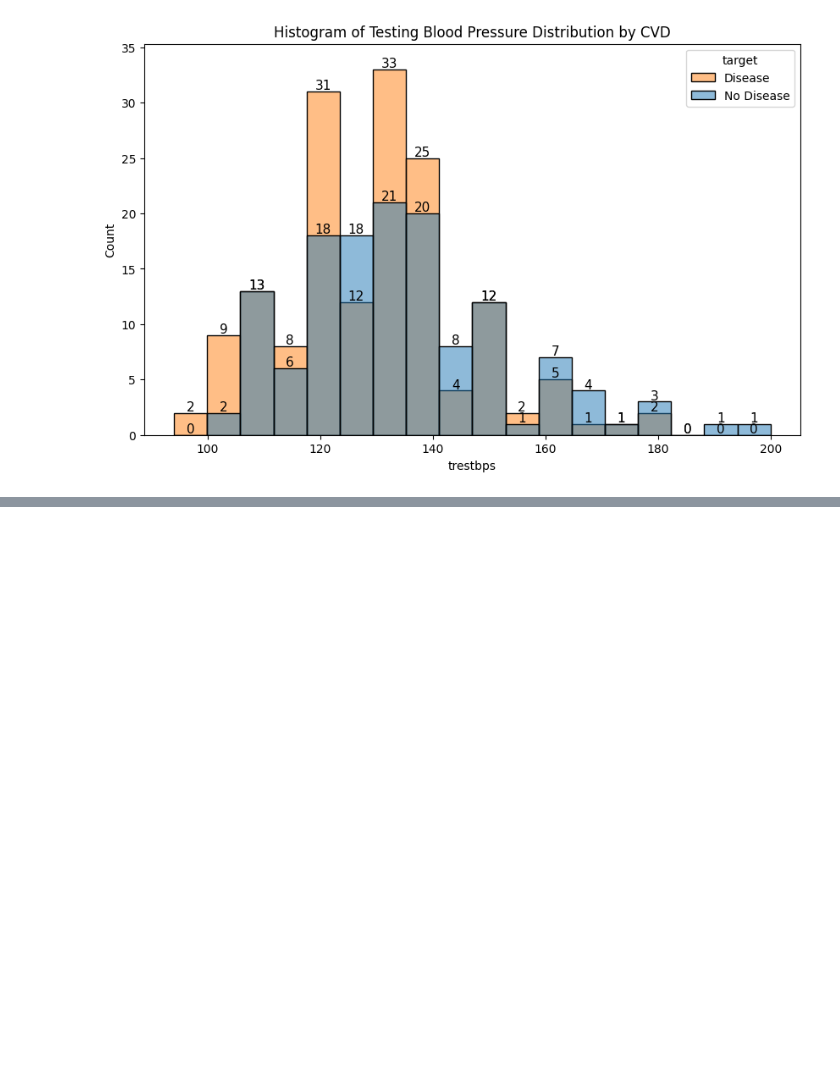
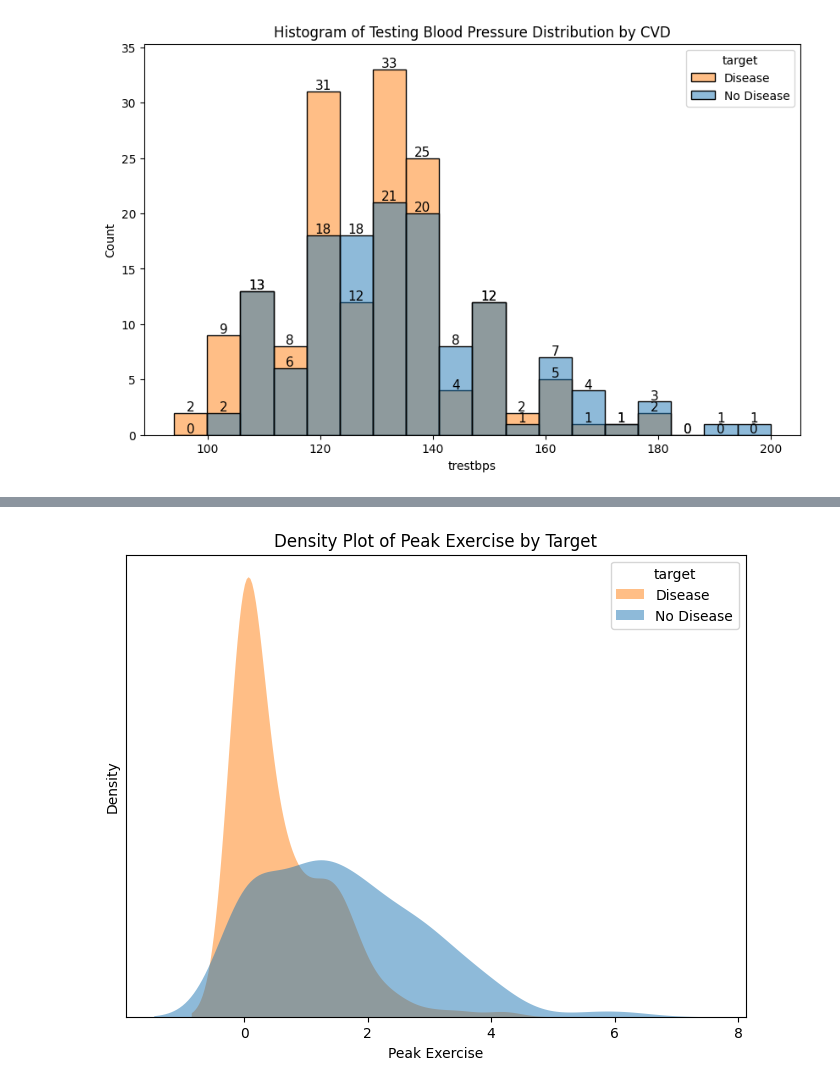
Before and after one commit to kanaishk/Machine-Learning, a Jupyter notebook: Project/Health Care/Heart Attack.ipynb, the cells around one changed output, grey strips where cells are left out. Saved outputs shown, nothing was run; the diff lists cells and outputs as text; code cells hidden in the pictures; blank space fills up the shorter version.

```diff
--- a/Project/Health Care/Heart Attack.ipynb
+++ b/Project/Health Care/Heart Attack.ipynb
@@ -351,0 +354,14 @@ plt.close()
+# %%
+plt.figure(figsize=(8,6))
+sns.kdeplot(x='oldpeak', hue='target', data=dataset, fill=True, common_norm=False, alpha=.5, linewidth=0)
+plt.xlabel('Peak Exercise')
+plt.ylabel('Density')
+plt.yticks([])
+title = 'Density Plot of Peak Exercise by Target'
+plt.title(title)
+plt.legend(title='target', labels=['Disease', 'No Disease'])
+plt.savefig(os.path.join(graph_dir, title+'.png'), bbox_inches='tight')
+plt.show()
+plt.close()
+# %% [output]
+[figure, added]
```
Also changed, not shown: parts of 12 cells of this notebook, 9 other files.
